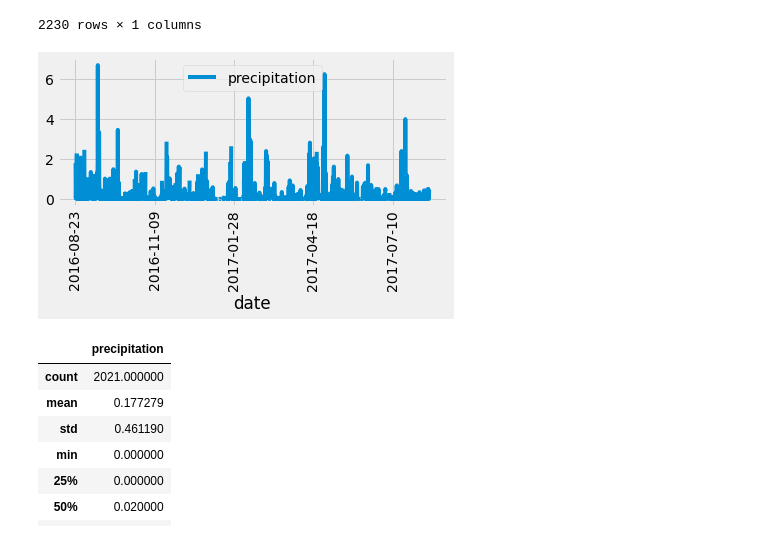
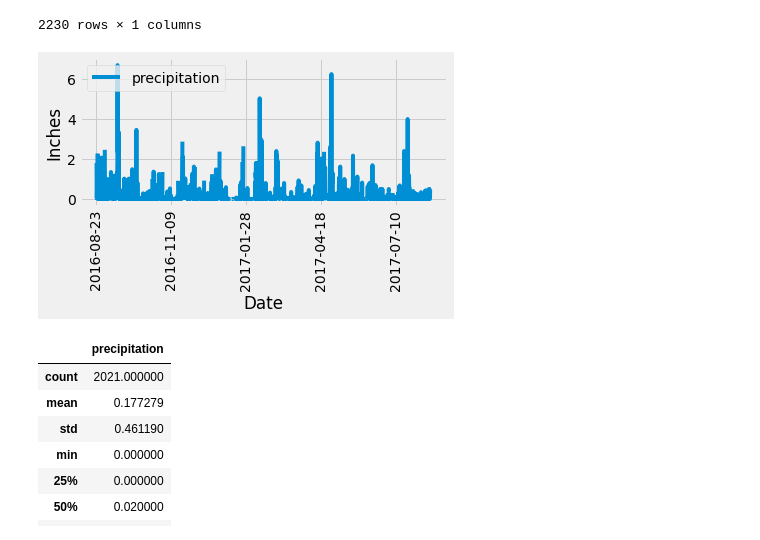
Before and after one commit to jeosqueri/Climate-Analysis, a Jupyter notebook: climate_analysis.ipynb, the cells around one changed output. Drawn from its saved outputs; the diff is of its cells as text; code cells hidden in the pictures.

Commit message:
cleaned up comments on jupyter notebook, added features to graphs, and generated pngs

```diff
--- a/climate_analysis.ipynb
+++ b/climate_analysis.ipynb
@@ -123,11 +123,14 @@ prcp_df
 2230 rows × 1 columns
 # %%
 # Use Pandas Plotting with Matplotlib to plot the data
-prcp_df.plot(y='precipitation', rot=90)
+ax = prcp_df.plot(y='precipitation', rot=90)
+ax.set_ylabel('Inches')
+ax.set_xlabel('Date')
 plt.tight_layout()
+plt.savefig('precipiation.png')
 plt.show()
 # %% [output]
-[figure, old version]
+[figure, new version]
 # %%
 # Use Pandas to calcualte the summary statistics for the precipitation data
 prcp_df.describe()
```
Also changed, not shown: parts of 21 cells of this notebook, 4 other files.
